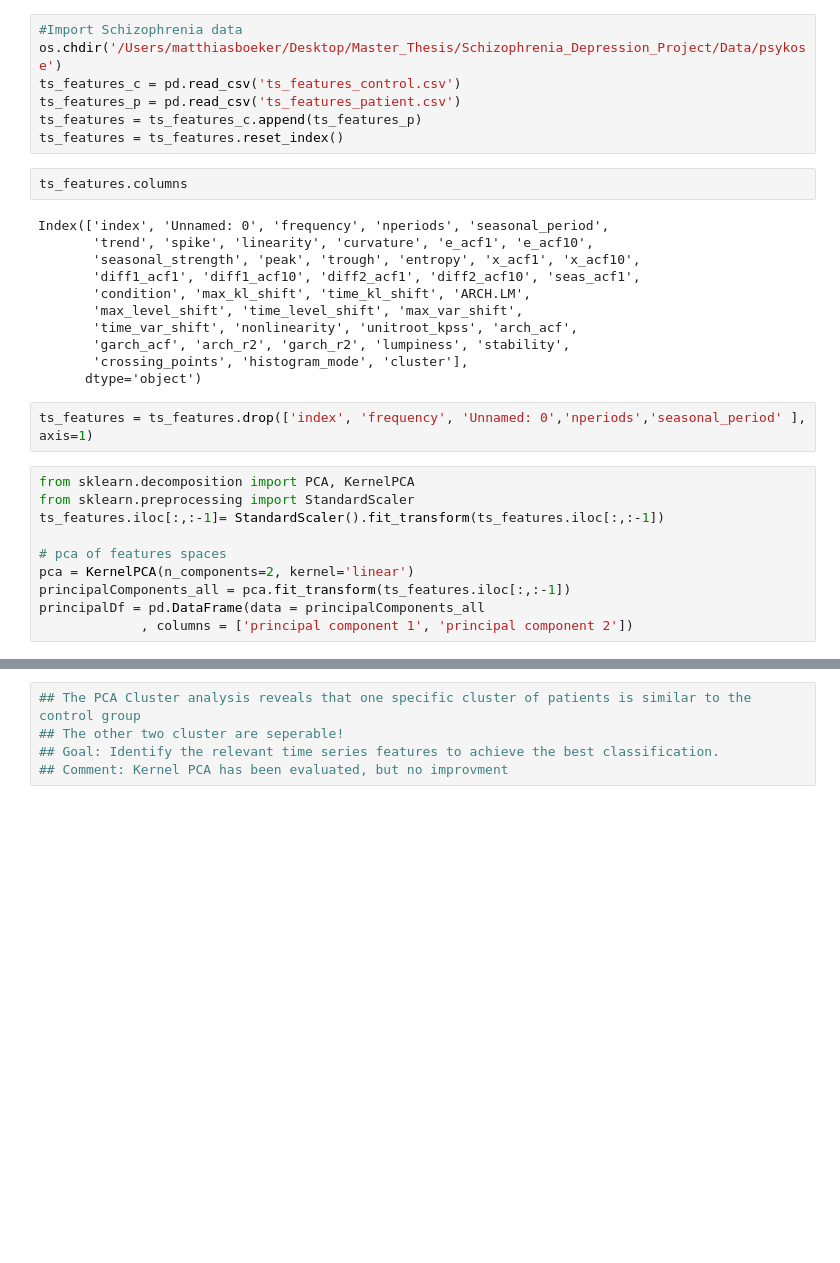
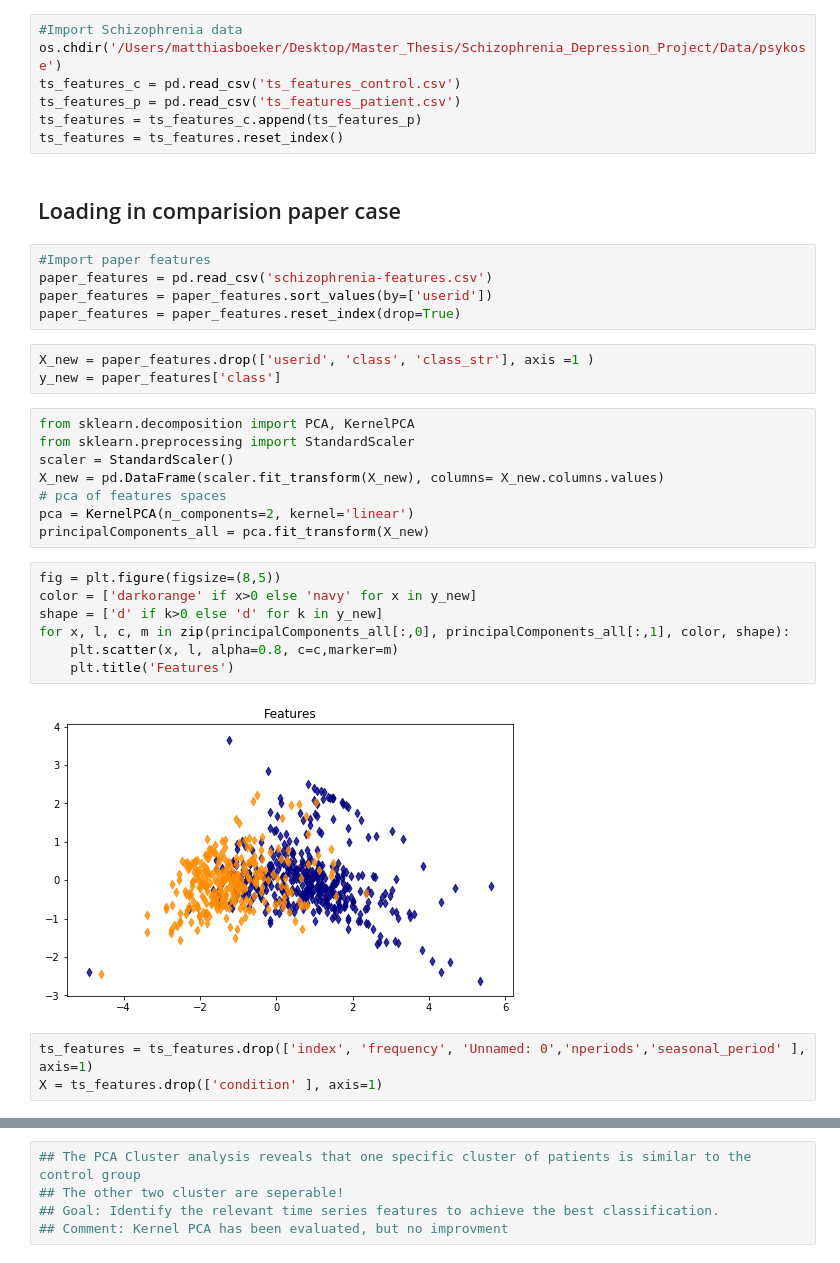
Before and after one commit to matthiasboeker/Shizophrenia_Depression_Project-, a Jupyter notebook: Notebooks/PCA _Cluster_Analysis_TS_Features.ipynb, the cells around one changed output, grey strips where cells are left out. Saved outputs shown, nothing was run; the diff lists cells and outputs as text; blank space fills up the shorter version.

```diff
--- a/Notebooks/PCA _Cluster_Analysis_TS_Features.ipynb
+++ b/Notebooks/PCA _Cluster_Analysis_TS_Features.ipynb
@@ -13,28 +13,33 @@ ts_features_c = pd.read_csv('ts_features_control.csv')
 ts_features_p = pd.read_csv('ts_features_patient.csv')
 ts_features = ts_features_c.append(ts_features_p)
 ts_features = ts_features.reset_index()
-# %%
-ts_features.columns
-# %% [output]
-Index(['index', 'Unnamed: 0', 'frequency', 'nperiods', 'seasonal_period',
-       'trend', 'spike', 'linearity', 'curvature', 'e_acf1', 'e_acf10',
-       'seasonal_strength', 'peak', 'trough', 'entropy', 'x_acf1', 'x_acf10',
-       'diff1_acf1', 'diff1_acf10', 'diff2_acf1', 'diff2_acf10', 'seas_acf1',
-       'condition', 'max_kl_shift', 'time_kl_shift', 'ARCH.LM',
-       'max_level_shift', 'time_level_shift', 'max_var_shift',
-       'time_var_shift', 'nonlinearity', 'unitroot_kpss', 'arch_acf',
-       'garch_acf', 'arch_r2', 'garch_r2', 'lumpiness', 'stability',
-       'crossing_points', 'histogram_mode', 'cluster'],
-      dtype='object')
+# %% [markdown]
+## Loading in comparision paper case
+# %%
+#Import paper features
+paper_features = pd.read_csv('schizophrenia-features.csv')
+paper_features = paper_features.sort_values(by=['userid'])
+paper_features = paper_features.reset_index(drop=True)
+# %%
+X_new = paper_features.drop(['userid', 'class', 'class_str'], axis =1 )
+y_new = paper_features['class']
+# %%
+from sklearn.decomposition import PCA, KernelPCA
+from sklearn.preprocessing import StandardScaler
+scaler = StandardScaler()
+X_new = pd.DataFrame(scaler.fit_transform(X_new), columns= X_new.columns.values)
+# pca of features spaces
+pca = KernelPCA(n_components=2, kernel='linear')
+principalComponents_all = pca.fit_transform(X_new)
+# %%
+fig = plt.figure(figsize=(8,5))
+color = ['darkorange' if x>0 else 'navy' for x in y_new]
+shape = ['d' if k>0 else 'd' for k in y_new]
+for x, l, c, m in zip(principalComponents_all[:,0], principalComponents_all[:,1], color, shape):
+    plt.scatter(x, l, alpha=0.8, c=c,marker=m)
+    plt.title('Features')
+# %% [output]
+[figure, added]
 # %%
 ts_features = ts_features.drop(['index', 'frequency', 'Unnamed: 0','nperiods','seasonal_period' ], axis=1)
+X = ts_features.drop(['condition' ], axis=1)
-# %%
-from sklearn.decomposition import PCA, KernelPCA
-from sklearn.preprocessing import StandardScaler
-ts_features.iloc[:,:-1]= StandardScaler().fit_transform(ts_features.iloc[:,:-1])
-
-# pca of features spaces
-pca = KernelPCA(n_components=2, kernel='linear')
-principalComponents_all = pca.fit_transform(ts_features.iloc[:,:-1])
-principalDf = pd.DataFrame(data = principalComponents_all
-             , columns = ['principal component 1', 'principal component 2'])
```
Also changed, not shown: parts of 49 cells of this notebook.
